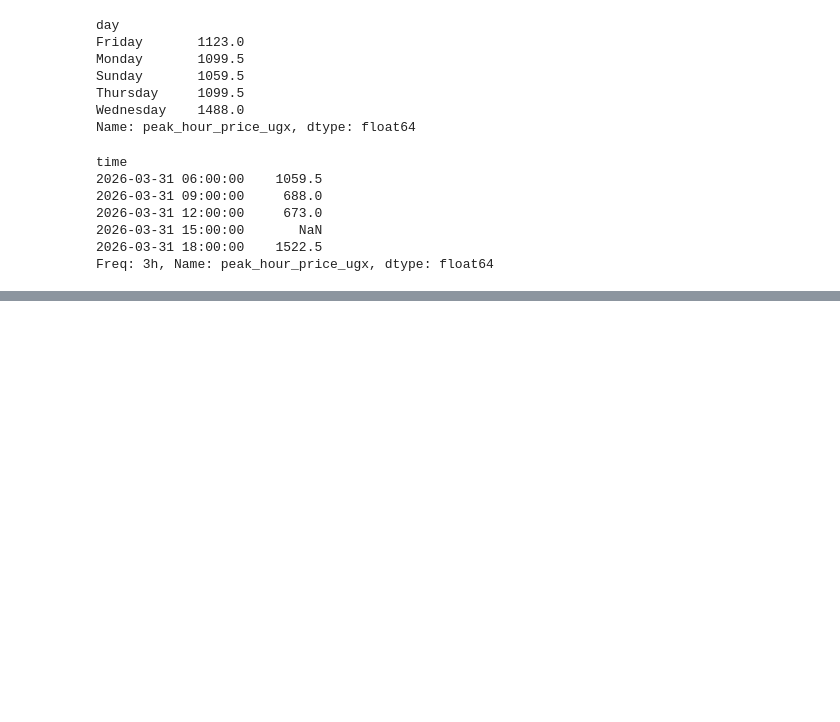
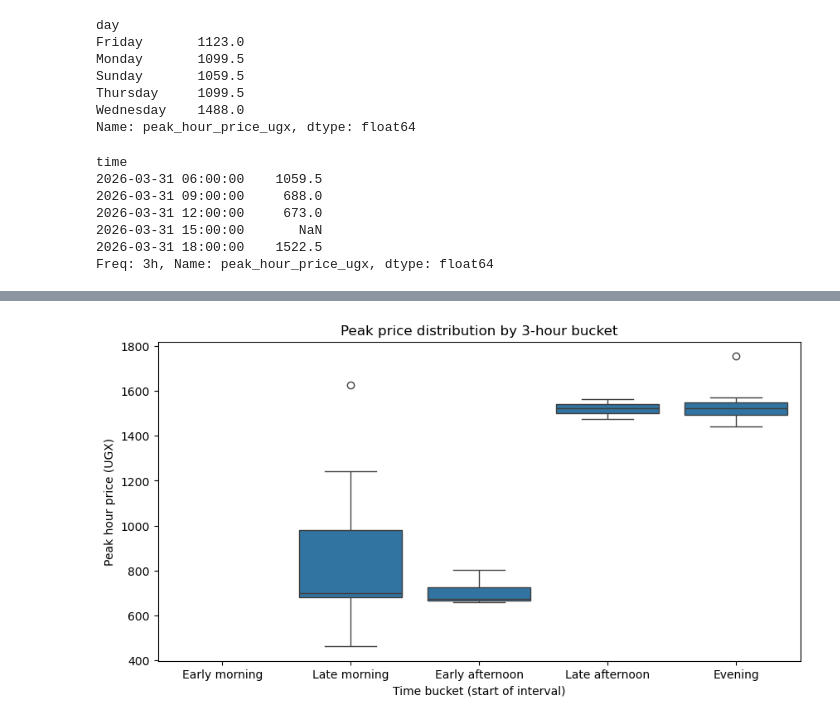
Before and after one commit to delightaheebwa/safeboda-dt-analysis, a Jupyter notebook: notebook.ipynb, the cells around one changed output, grey strips where cells are left out. Saved outputs shown, nothing was run; the diff lists cells and outputs as text; code cells hidden in the pictures; blank space fills up the shorter version.

```diff
--- a/notebook.ipynb
+++ b/notebook.ipynb
@@ -120,0 +175,16 @@ hh
+# %%
+df_copy2 = df.copy()
+time_order=["Early morning", "Late morning", "Early afternoon", "Late afternoon", "Evening"]
+df_copy2["time_of_day"] = pd.Categorical(df_copy2["time_of_day"], categories=time_order, ordered=True)
+plt.figure(figsize=(10, 5))
+sns.boxplot(
+    data=df_copy2,
+    x="time_of_day",
+    y="peak_hour_price_ugx"
+)
+plt.title("Peak price distribution by 3-hour bucket")
+plt.xlabel("Time bucket (start of interval)")
+plt.ylabel("Peak hour price (UGX)")
+plt.show()
+# %% [output]
+[figure, added]
```
Also changed, not shown: parts of 9 cells of this notebook.
